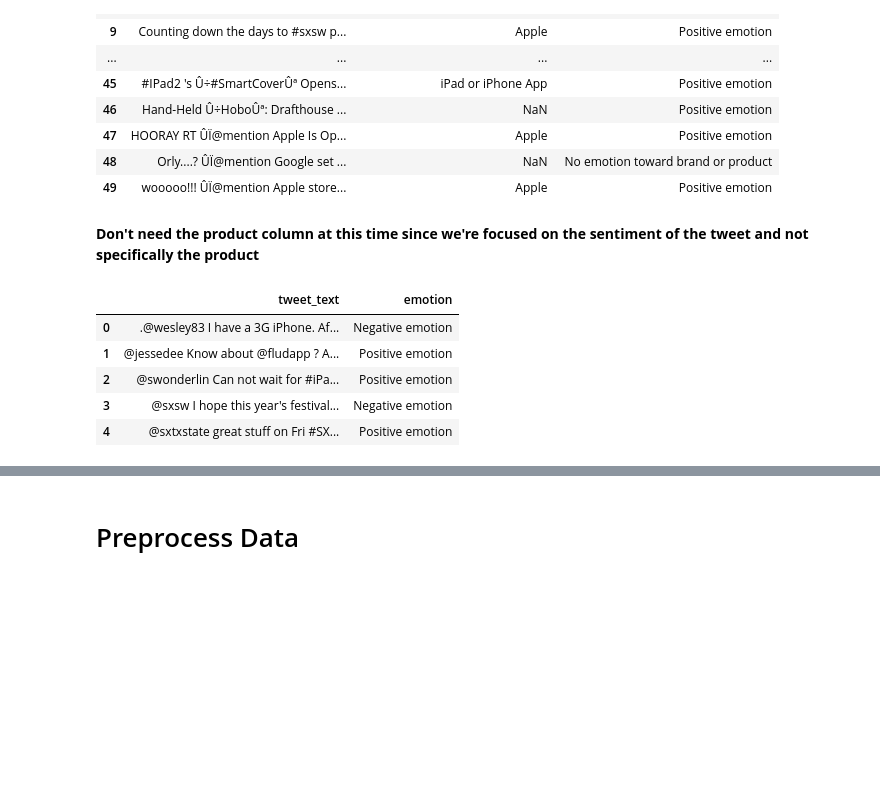
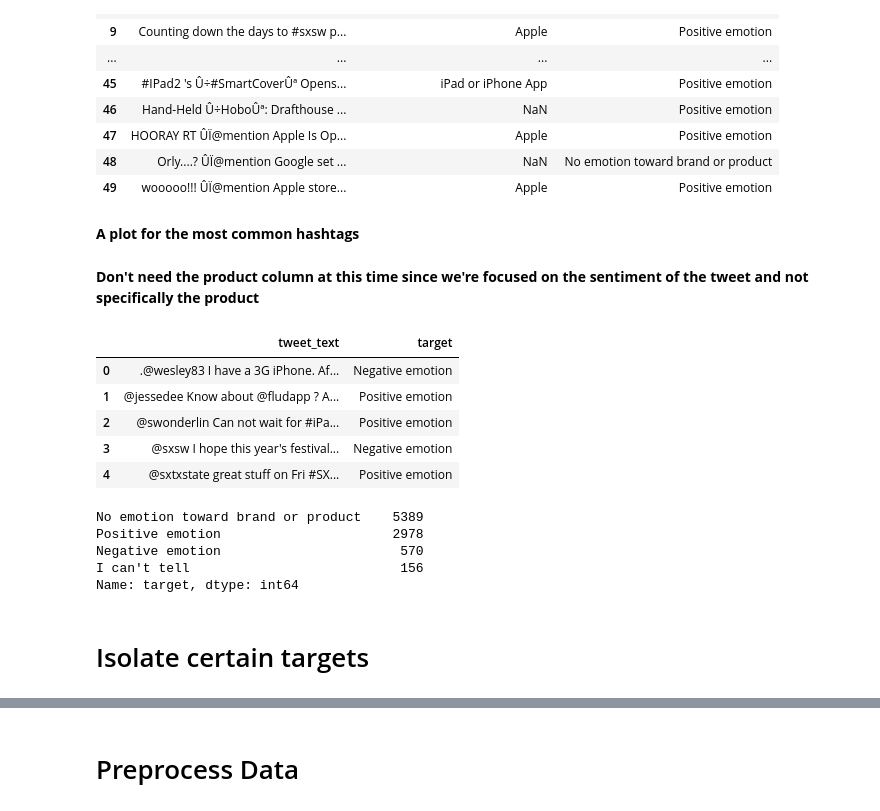
Before and after one commit to halmonchaquayla/Twitter-Sentiment-Analysis, a Jupyter notebook: Preprocessing Text.ipynb, the cells around one changed output, grey strips where cells are left out. Drawn from its saved outputs; the diff is of its cells as text; code cells hidden in the pictures; blank space fills up the shorter version.

```diff
--- a/Preprocessing Text.ipynb
+++ b/Preprocessing Text.ipynb
@@ -34,3 +34,5 @@ df.head(50)
+# %% [markdown]
+**A plot for the most common hashtags**
 # %% [markdown]
 **Don't need the product column at this time since we're focused on the sentiment of the tweet and not specifically the product**
 # %%
@@ -38,11 +42,21 @@ df_1 = df.drop('emotion_in_tweet_is_directed_at', axis=1)
 # %%
-df_1.rename(columns={'is_there_an_emotion_directed_at_a_brand_or_product':'emotion'},
+df_1.rename(columns={'is_there_an_emotion_directed_at_a_brand_or_product':'target'},
           inplace=True)
 df_1.head()
 # %% [output]
-|  | tweet_text | emotion |
+|  | tweet_text | target |
 | 0 | .@wesley83 I have a 3G iPhone. Af... | Negative emotion |
 | 1 | @jessedee Know about @fludapp ? A... | Positive emotion |
 | 2 | @swonderlin Can not wait for #iPa... | Positive emotion |
 | 3 | @sxsw I hope this year's festival... | Negative emotion |
 | 4 | @sxtxstate great stuff on Fri #SX... | Positive emotion |
+# %%
+df_1['target'].value_counts()
+# %% [output]
+No emotion toward brand or product    5389
+Positive emotion                      2978
+Negative emotion                       570
+I can't tell                           156
+Name: target, dtype: int64
+# %% [markdown]
+# Isolate certain targets
```
Also changed, not shown: parts of 49 cells of this notebook.
